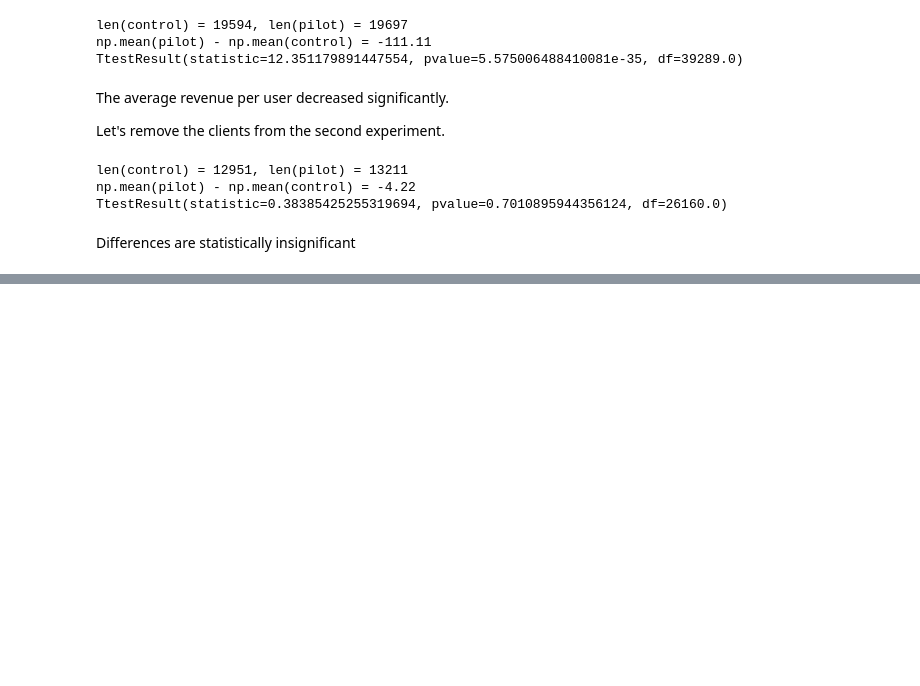
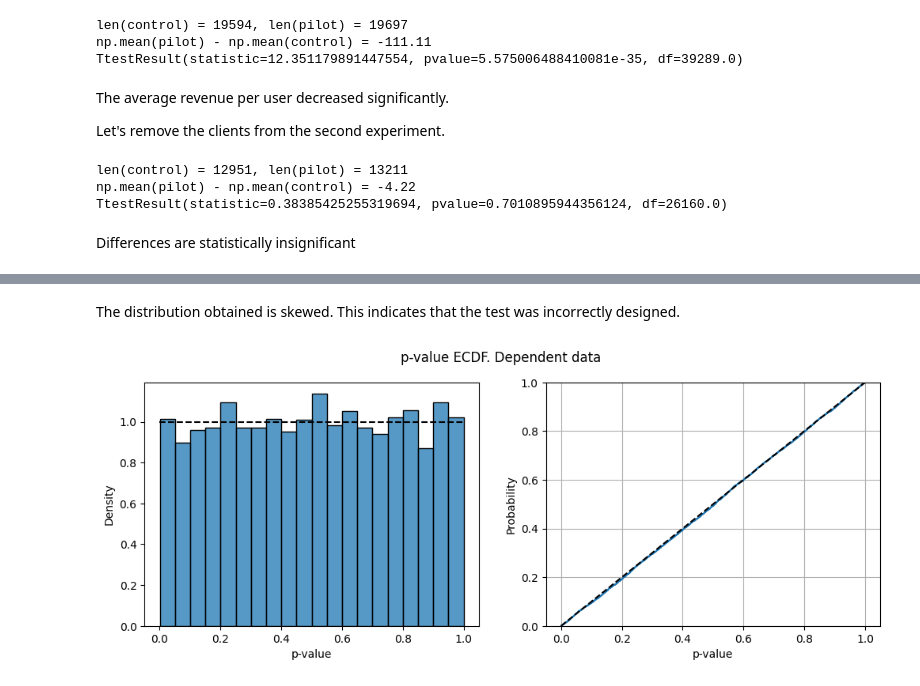
Before and after one commit to YanaOrf/AB_tests, a Jupyter notebook: Pizzeria_website_AB.ipynb, the cells around one changed output, grey strips where cells are left out. Cells and saved outputs as stored; diff of their text form; code cells hidden in the pictures; blank space fills up the shorter version.

```diff
--- a/Pizzeria_website_AB.ipynb
+++ b/Pizzeria_website_AB.ipynb
@@ -1635,0 +1690,28 @@ def process_user(user_id, buckets, experiments, bucket_salt):
+# %% [markdown]
+The distribution obtained is skewed. This indicates that the test was incorrectly designed.
+# %%
+# Ttest with linearisation
+
+p_values = []
+users = sales_hist['user_id'].unique()
+for _ in range(5000):
+    np.random.shuffle(users)
+    group_a, group_b = users[:len(users) // 2], users[len(users) // 2:]
+    sales_a = sales_hist[sales_hist['user_id'].isin(group_a)][['user_id', 'price']]
+    sales_b = sales_hist[sales_hist['user_id'].isin(group_b)][['user_id', 'price']]
+
+    stat_a = sales_a.groupby('user_id')['price'].agg(['sum', 'count'])
+    stat_b = sales_b.groupby('user_id')['price'].agg(['sum', 'count'])
+
+    sum_a, count_a = stat_a.sum()
+    sum_b, count_b = stat_b.sum()
+
+    kappa = sum_a / count_a
+    linearized_sales_a = stat_a['sum'] - kappa * stat_a['count']
+    linearized_sales_b = stat_b['sum'] - kappa * stat_b['count']
+
+    _, p_val = ttest_ind(linearized_sales_a, linearized_sales_b)
+    p_values.append(p_val)
+plot_pvalue_ecdf(p_values, 'p-value ECDF. Dependent data')
+# %% [output]
+[figure, added]
```
Also changed, not shown: parts of 14 cells of this notebook.
